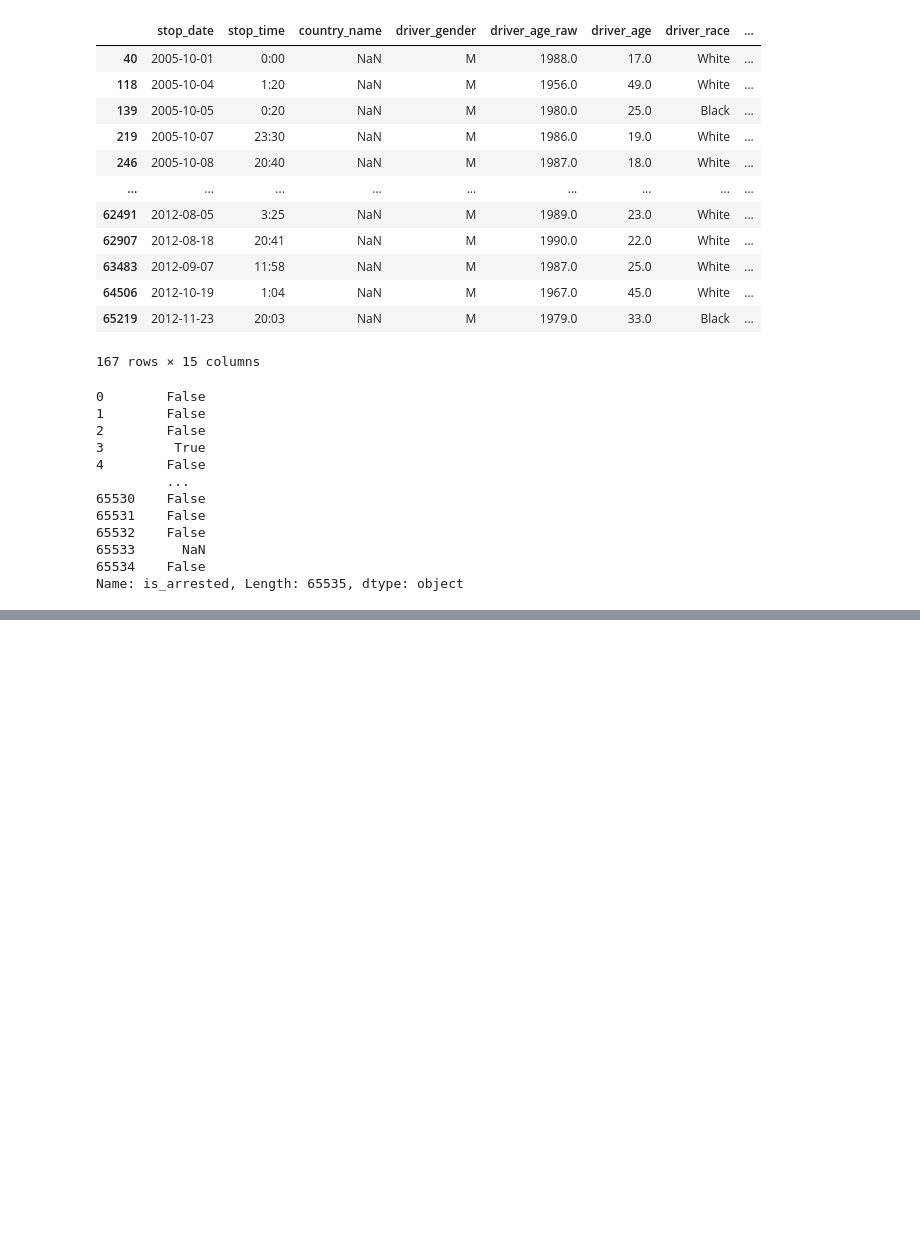
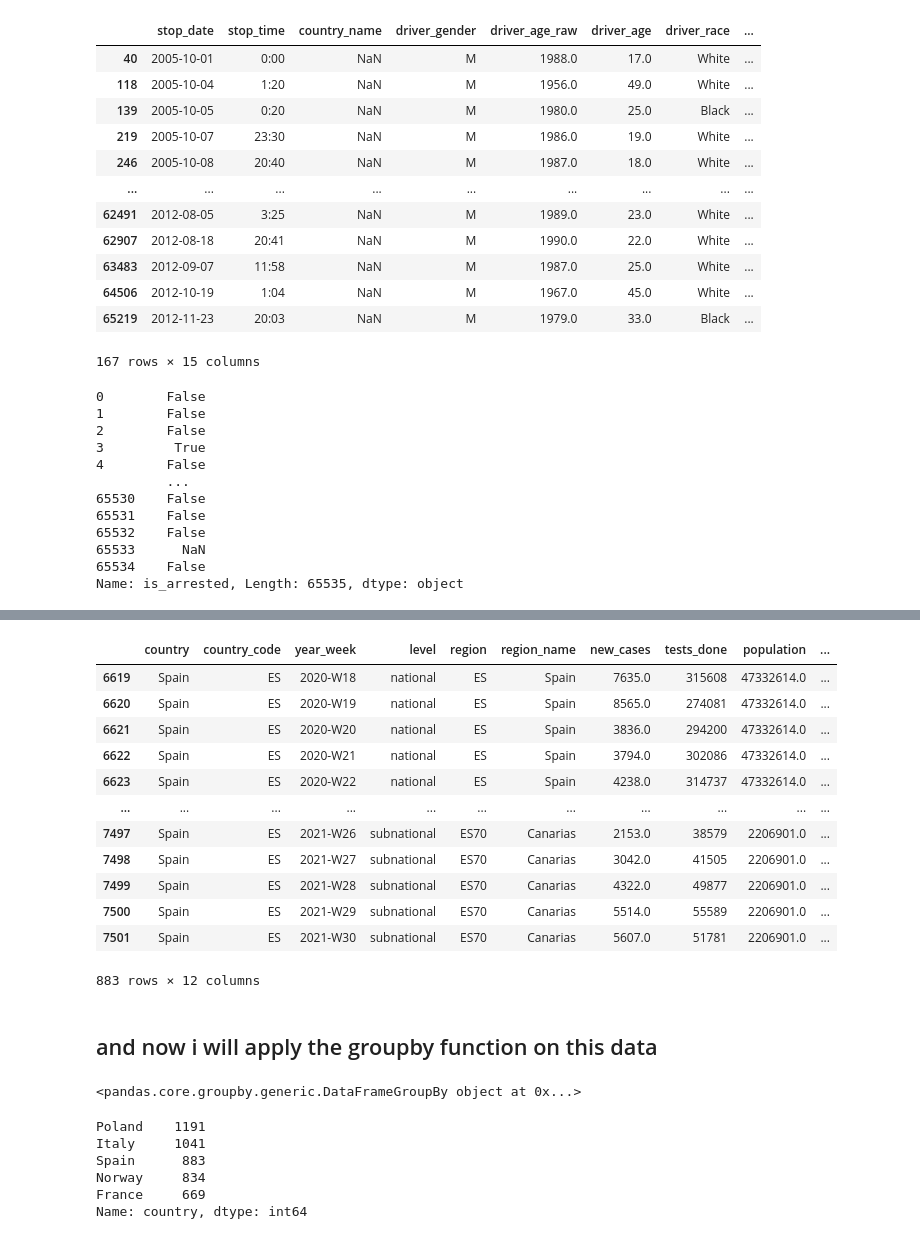
Before and after one commit to Ranjit-Singh-786/pandas-, a Jupyter notebook: 40_usefull_tricks_of_pandas.ipynb, the cells around one changed output, grey strips where cells are left out. Drawn from its saved outputs; the diff is of its cells as text; code cells hidden in the pictures; blank space fills up the shorter version.

```diff
--- a/40_usefull_tricks_of_pandas.ipynb
+++ b/40_usefull_tricks_of_pandas.ipynb
@@ -734,0 +861,35 @@ Name: is_arrested, Length: 65535, dtype: object
+# %%
+f=['Spain']
+filt=data['country'].isin(f)
+data[filt]
+# %% [output]
+|  | country | country_code | year_week | level | region | region_name | new_cases | tests_done | population | ... |
+| 6619 | Spain | ES | 2020-W18 | national | ES | Spain | 7635.0 | 315608 | 47332614.0 | ... |
+| 6620 | Spain | ES | 2020-W19 | national | ES | Spain | 8565.0 | 274081 | 47332614.0 | ... |
+| 6621 | Spain | ES | 2020-W20 | national | ES | Spain | 3836.0 | 294200 | 47332614.0 | ... |
+| 6622 | Spain | ES | 2020-W21 | national | ES | Spain | 3794.0 | 302086 | 47332614.0 | ... |
+| 6623 | Spain | ES | 2020-W22 | national | ES | Spain | 4238.0 | 314737 | 47332614.0 | ... |
+| ... | ... | ... | ... | ... | ... | ... | ... | ... | ... | ... |
+| 7497 | Spain | ES | 2021-W26 | subnational | ES70 | Canarias | 2153.0 | 38579 | 2206901.0 | ... |
+| 7498 | Spain | ES | 2021-W27 | subnational | ES70 | Canarias | 3042.0 | 41505 | 2206901.0 | ... |
+| 7499 | Spain | ES | 2021-W28 | subnational | ES70 | Canarias | 4322.0 | 49877 | 2206901.0 | ... |
+| 7500 | Spain | ES | 2021-W29 | subnational | ES70 | Canarias | 5514.0 | 55589 | 2206901.0 | ... |
+| 7501 | Spain | ES | 2021-W30 | subnational | ES70 | Canarias | 5607.0 | 51781 | 2206901.0 | ... |
+883 rows × 12 columns
+# %% [markdown]
+## and now i will apply the groupby function on this data
+# %%
+grouped=data.groupby(['country'])
+grouped     # this variable contain a country column as a group and as a DataFrame
+# and now we will create the group under the country
+# %% [output]
+<pandas.core.groupby.generic.DataFrameGroupBy object at 0x...>
+# %%
+data['country'].value_counts().head()
+# %% [output]
+Poland    1191
+Italy     1041
+Spain      883
+Norway     834
+France     669
+Name: country, dtype: int64
```
Also changed, not shown: parts of 51 cells of this notebook, 1 other file.
